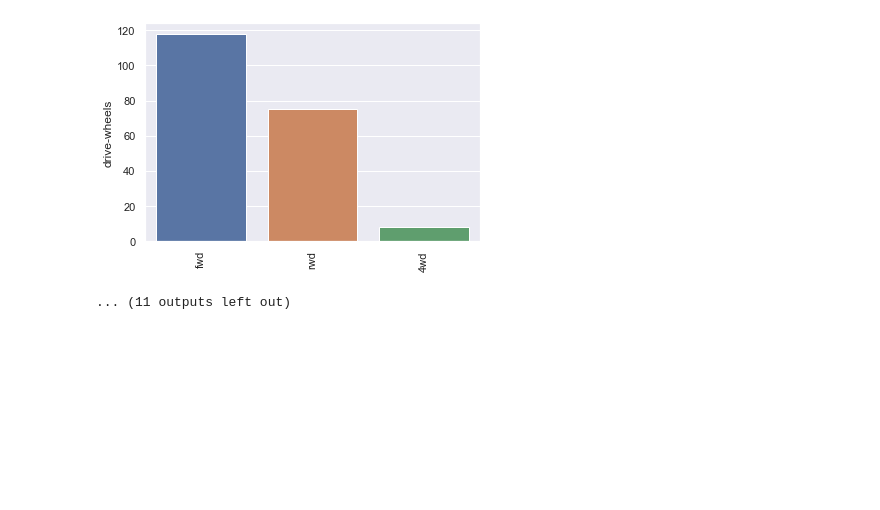
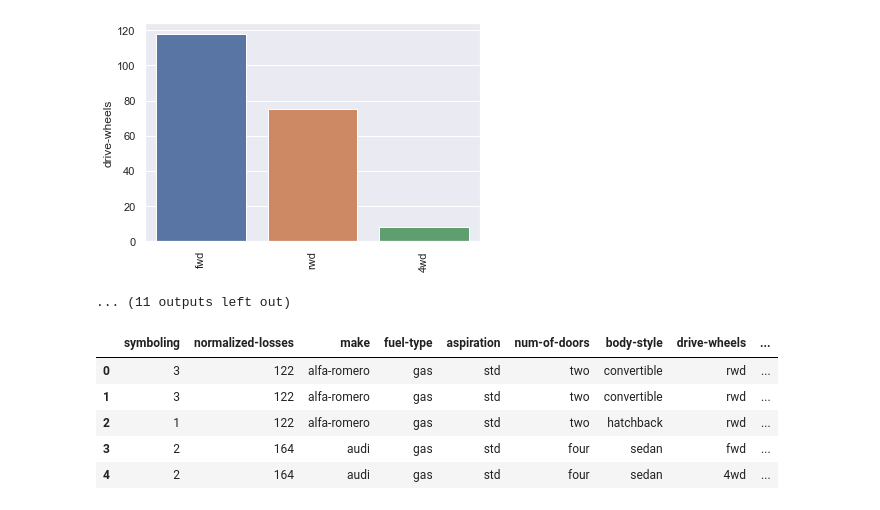
Before and after one commit to bbamzi/Old-Car, a Jupyter notebook: oldcars.ipynb, the cells around one changed output. Cells and saved outputs as stored; diff of their text form; code cells hidden in the pictures; blank space fills up the shorter version.

```diff
--- a/oldcars.ipynb
+++ b/oldcars.ipynb
@@ -139,0 +171,10 @@ Graph for drive-wheels: Total = 3
+# %%
+#dummy variables
+df.head()
+# %% [output]
+|  | symboling | normalized-losses | make | fuel-type | aspiration | num-of-doors | body-style | drive-wheels | ... |
+| 0 | 3 | 122 | alfa-romero | gas | std | two | convertible | rwd | ... |
+| 1 | 3 | 122 | alfa-romero | gas | std | two | convertible | rwd | ... |
+| 2 | 1 | 122 | alfa-romero | gas | std | two | hatchback | rwd | ... |
+| 3 | 2 | 164 | audi | gas | std | four | sedan | fwd | ... |
+| 4 | 2 | 164 | audi | gas | std | four | sedan | 4wd | ... |
```
Also changed, not shown: parts of 4 cells of this notebook.
